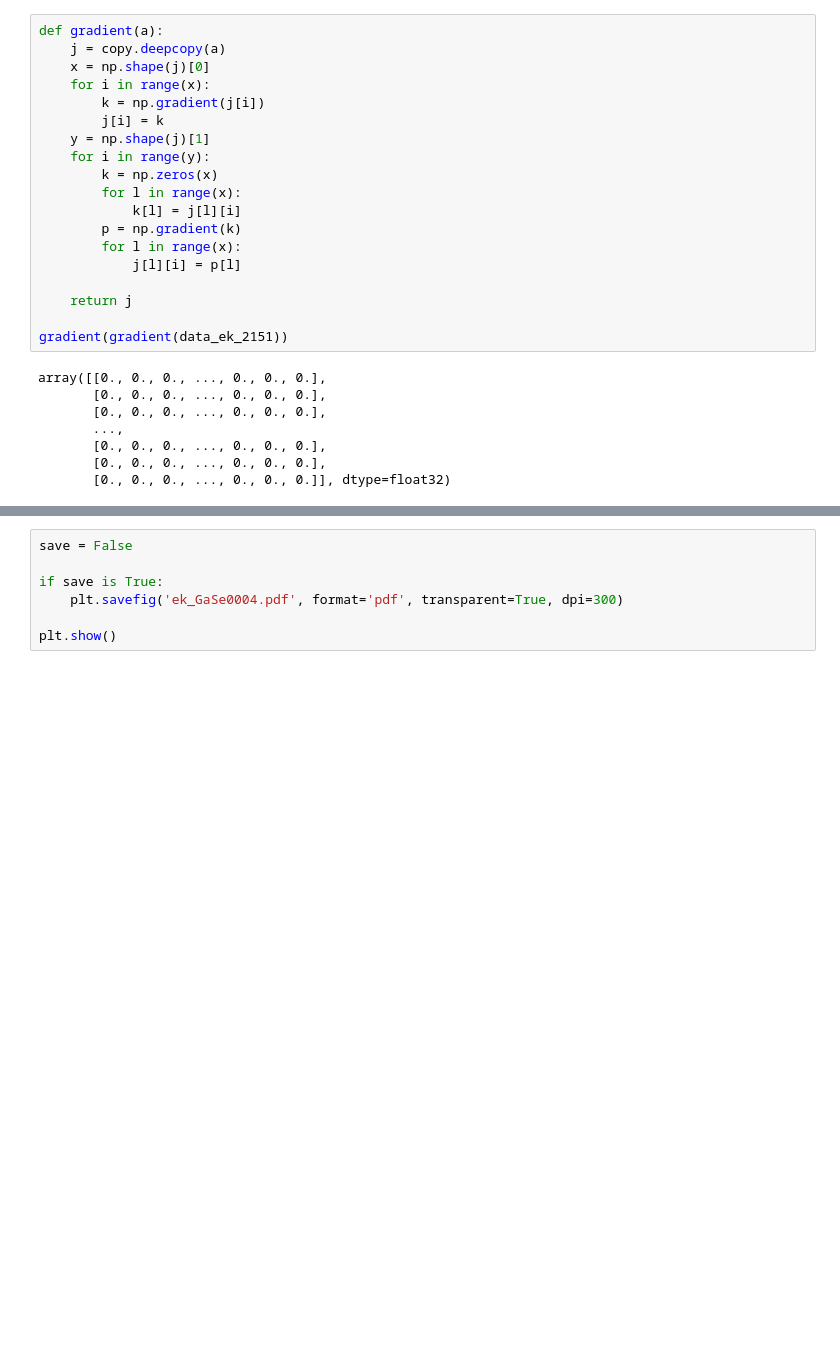
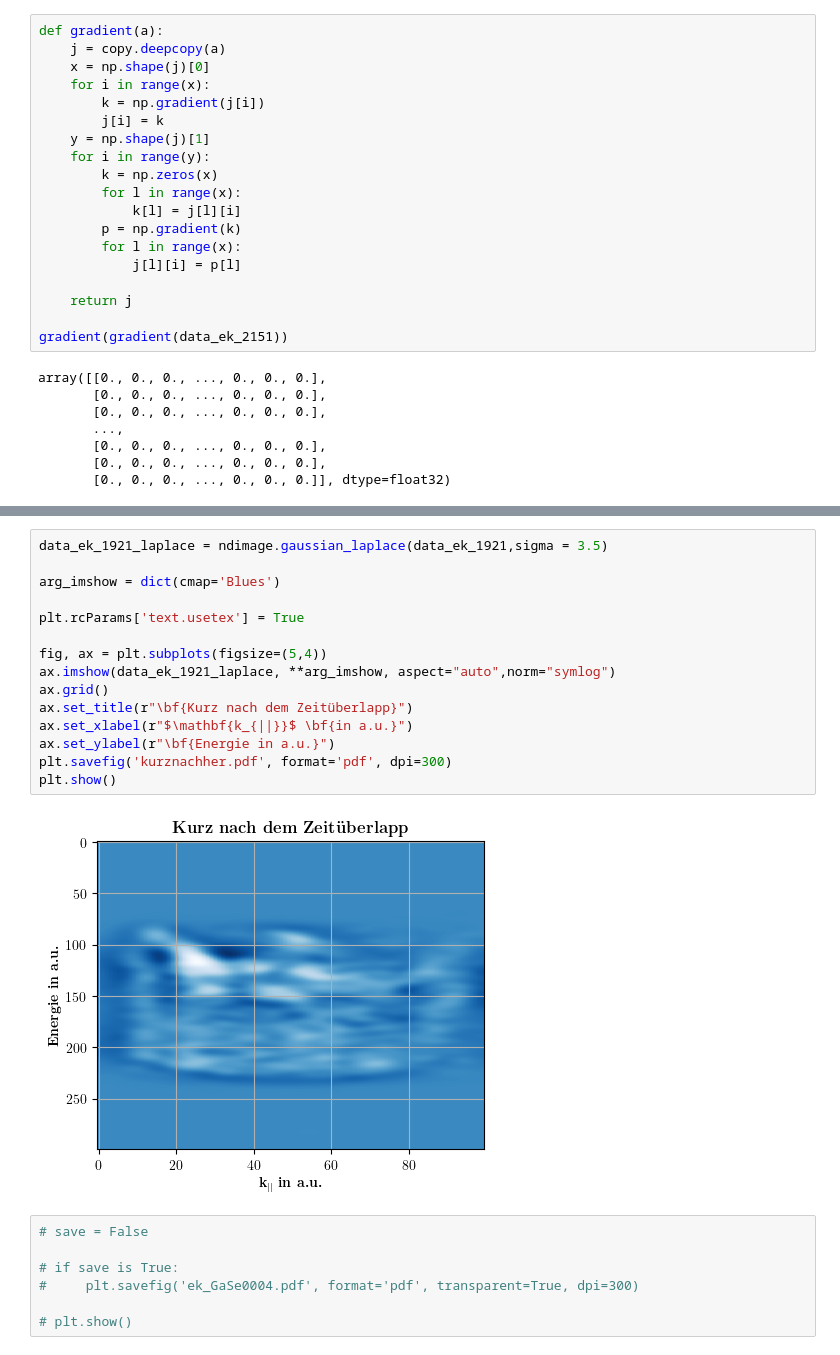
Before and after one commit to RicemanBoy/NM-Code-for-Excercises, a Jupyter notebook: Forschungsarbeit 1/plot.ipynb, the cells around one changed output, grey strips where cells are left out. Cells and saved outputs as stored; diff of their text form; blank space fills up the shorter version.

```diff
--- a/Forschungsarbeit 1/plot.ipynb
+++ b/Forschungsarbeit 1/plot.ipynb
@@ -89,7 +134,24 @@ plt.show()
+# %%
+data_ek_1921_laplace = ndimage.gaussian_laplace(data_ek_1921,sigma = 3.5)
+
+arg_imshow = dict(cmap='Blues')
+
+plt.rcParams['text.usetex'] = True
+
+fig, ax = plt.subplots(figsize=(5,4))
+ax.imshow(data_ek_1921_laplace, **arg_imshow, aspect="auto",norm="symlog")
+ax.grid()
+ax.set_title(r"\bf{Kurz nach dem Zeitüberlapp}")
+ax.set_xlabel(r"$\mathbf{k_{||}}$ \bf{in a.u.}")
+ax.set_ylabel(r"\bf{Energie in a.u.}")
+plt.savefig('kurznachher.pdf', format='pdf', dpi=300)
+plt.show()
+# %% [output]
+[figure, added]
 # %%
-save = False
+# save = False
 
-if save is True:
-    plt.savefig('ek_GaSe0004.pdf', format='pdf', transparent=True, dpi=300)
+# if save is True:
+#     plt.savefig('ek_GaSe0004.pdf', format='pdf', transparent=True, dpi=300)
 
-plt.show()
+# plt.show()
```
Also changed, not shown: parts of 5 cells of this notebook, 6 other files.
